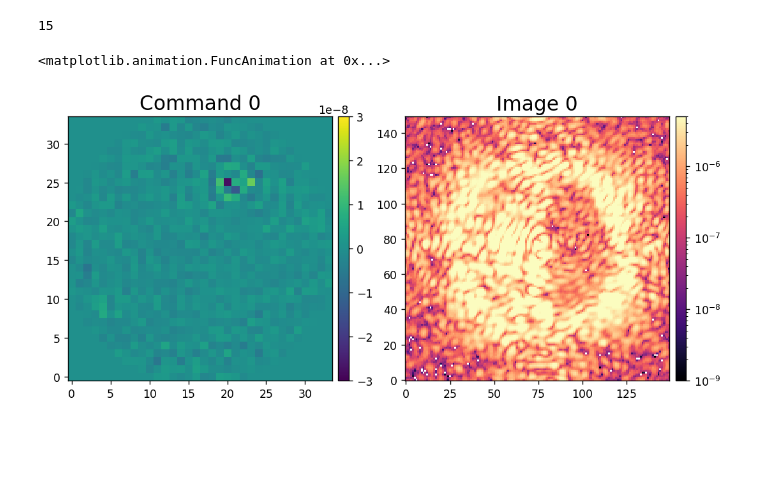
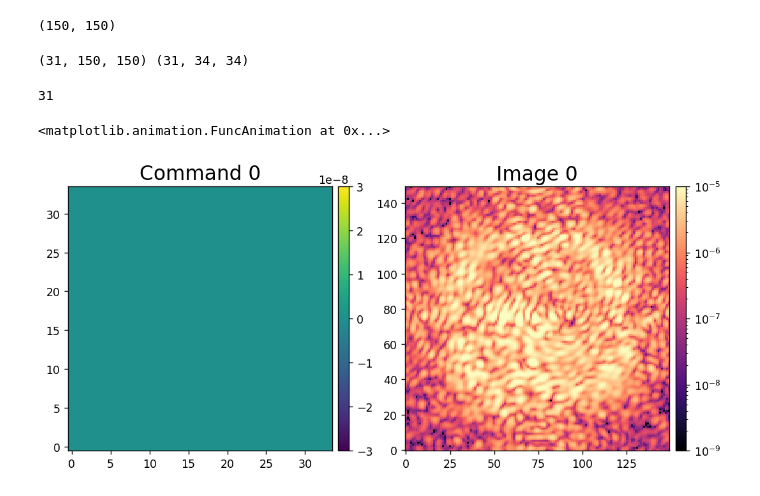
Before and after one commit to uasal/scoob-interface, a Jupyter notebook: notebooks/make_animation.ipynb, the cells around one changed output. Cells and saved outputs as stored; diff of their text form; code cells hidden in the pictures; blank space fills up the shorter version.

```diff
--- a/notebooks/make_animation.ipynb
+++ b/notebooks/make_animation.ipynb
@@ -41,20 +41,33 @@ def create_anim(data1, data2,
         im1_title.set_text(f'Command {i:d}')
         # im1.set_clim(vmin=, vmax=np.max(data1[i]))
 
-        im2.set_data(data2[i])
+        im2_arr = data2[i]
+        im2.set_data()
         im2_title.set_text(f'Image {i:d}')
 
     anim = matplotlib.animation.FuncAnimation(fig, animate, frames=numframes, interval=interval)
     return anim
 # %%
-ims = fits.getdata('../data/iefc_hadamard_ims_20240808.fits')
-commands = fits.getdata('../data/iefc_hadamard_commands_20240808.fits')
+date = 20240809
+ref_im = fits.getdata(f'../data/{date}_ref_coro_im.fits')
+ims = fits.getdata(f'../data/{date}_iefc_hadamard_ims.fits')
+commands = fits.getdata(f'../data/{date}_iefc_hadamard_commands.fits')
+# %%
+ref_im.shape
+# %% [output]
+(150, 150)
+# %%
+all_ims = np.insert(ims, 0, ref_im, axis=0)
+all_commands = np.insert(commands, 0, np.zeros((34,34)), axis=0)
+print(all_ims.shape, all_commands.shape)
+# %% [output]
+(31, 150, 150) (31, 34, 34)
 # %%
 norm1 = Normalize(vmin=-30e-9, vmax=30e-9)
-norm2 = LogNorm(vmin=1e-9, vmax=5e-6)
+norm2 = LogNorm(vmin=1e-9, vmax=1e-5, clip=True)
 
-create_anim(commands, ims, norm1=norm1, norm2=norm2)
+create_anim(all_commands, all_ims, norm1=norm1, norm2=norm2, interval=500)
 # %% [output]
-15
+31
 <matplotlib.animation.FuncAnimation at 0x...>
-[figure, old version]
+[figure, new version]
```
